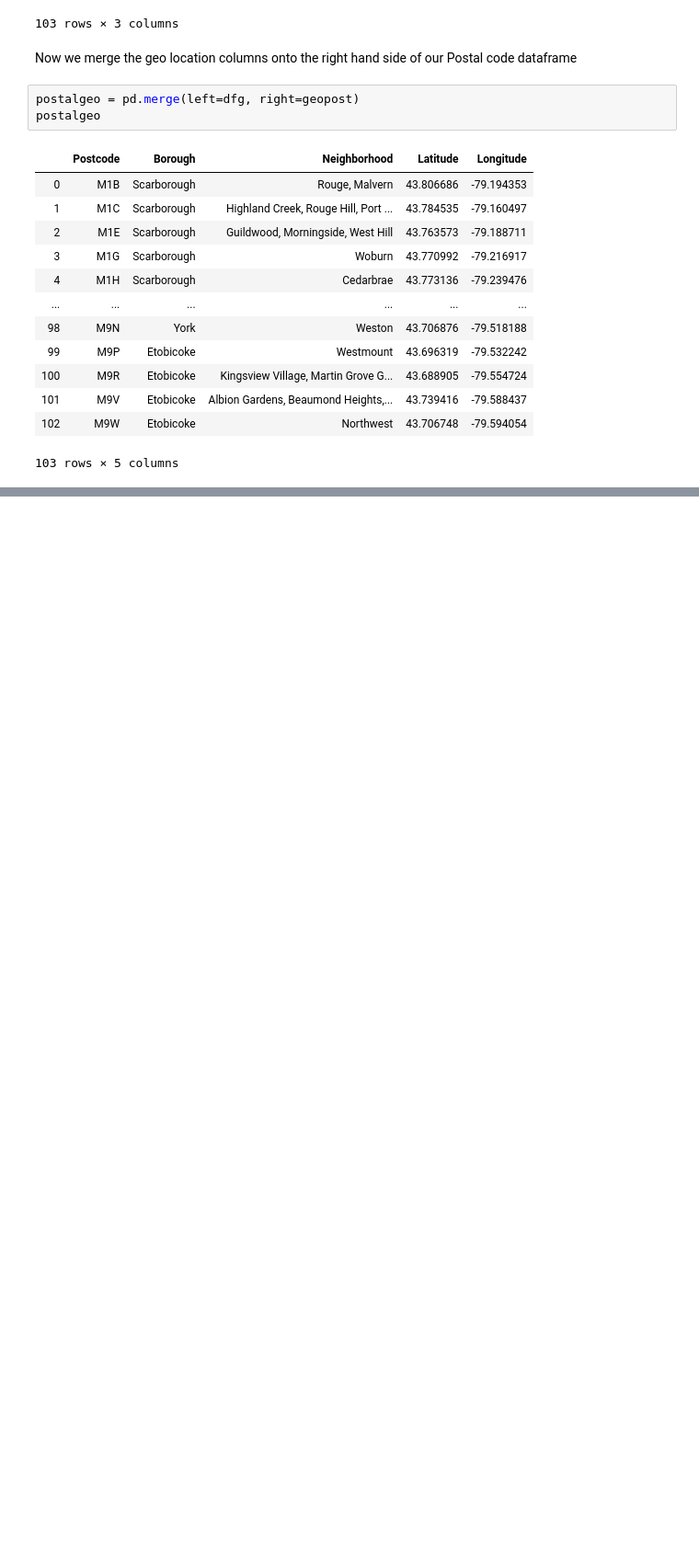
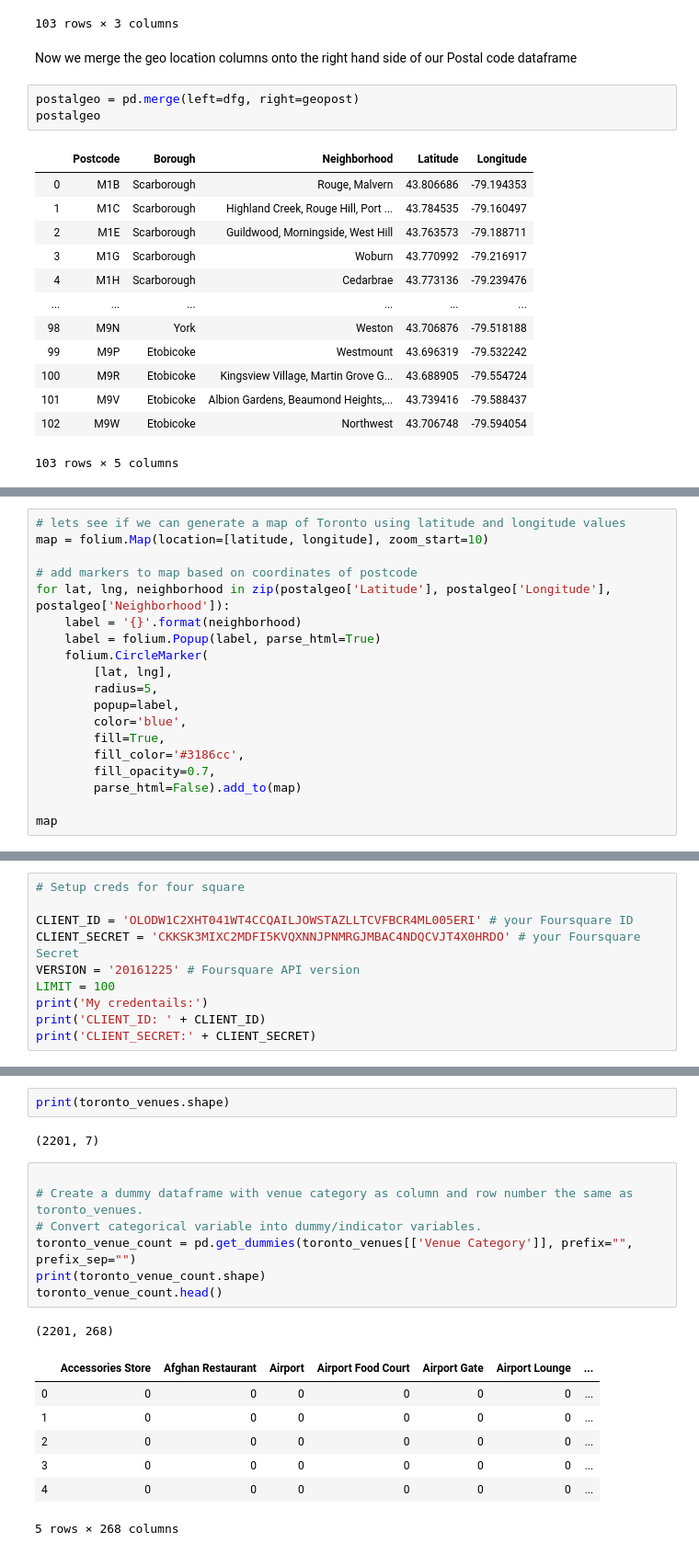
Before and after one commit to NickKay/IBM-Course, a Jupyter notebook: Capstone-Week3/Capstone-Week3-Postcode - V1.ipynb, the cells around one changed output, grey strips where cells are left out. Shown at 92% size. Cells and saved outputs as stored; diff of their text form; blank space fills up the shorter version.

```diff
--- a/Capstone-Week3/Capstone-Week3-Postcode - V1.ipynb
+++ b/Capstone-Week3/Capstone-Week3-Postcode - V1.ipynb
@@ -129,0 +165,19 @@ postalgeo
+# %%
+# lets see if we can generate a map of Toronto using latitude and longitude values
+map = folium.Map(location=[latitude, longitude], zoom_start=10)
+
+# add markers to map based on coordinates of postcode
+for lat, lng, neighborhood in zip(postalgeo['Latitude'], postalgeo['Longitude'], postalgeo['Neighborhood']):
+    label = '{}'.format(neighborhood)
+    label = folium.Popup(label, parse_html=True)
+    folium.CircleMarker(
+        [lat, lng],
+        radius=5,
+        popup=label,
+        color='blue',
+        fill=True,
+        fill_color='#3186cc',
+        fill_opacity=0.7,
+        parse_html=False).add_to(map)
+
+map
@@ -129,0 +186,10 @@ postalgeo
+# %%
+# Setup creds for four square
+
+CLIENT_ID = 'OLODW1C2XHT041WT4CCQAILJOWSTAZLLTCVFBCR4ML005ERI' # your Foursquare ID
+CLIENT_SECRET = 'CKKSK3MIXC2MDFI5KVQXNNJPNMRGJMBAC4NDQCVJT4X0HRDO' # your Foursquare Secret
+VERSION = '20161225' # Foursquare API version
+LIMIT = 100
+print('My credentails:')
+print('CLIENT_ID: ' + CLIENT_ID)
+print('CLIENT_SECRET:' + CLIENT_SECRET)
@@ -129,0 +265,20 @@ postalgeo
+# %%
+print(toronto_venues.shape)
+# %% [output]
+(2201, 7)
+# %%
+
+# Create a dummy dataframe with venue category as column and row number the same as toronto_venues.
+# Convert categorical variable into dummy/indicator variables.
+toronto_venue_count = pd.get_dummies(toronto_venues[['Venue Category']], prefix="", prefix_sep="")
+print(toronto_venue_count.shape)
+toronto_venue_count.head()
+# %% [output]
+(2201, 268)
+|  | Accessories Store | Afghan Restaurant | Airport | Airport Food Court | Airport Gate | Airport Lounge | ... |
+| 0 | 0 | 0 | 0 | 0 | 0 | 0 | ... |
+| 1 | 0 | 0 | 0 | 0 | 0 | 0 | ... |
+| 2 | 0 | 0 | 0 | 0 | 0 | 0 | ... |
+| 3 | 0 | 0 | 0 | 0 | 0 | 0 | ... |
+| 4 | 0 | 0 | 0 | 0 | 0 | 0 | ... |
+5 rows × 268 columns
```
Also changed, not shown: parts of 18 cells of this notebook.
